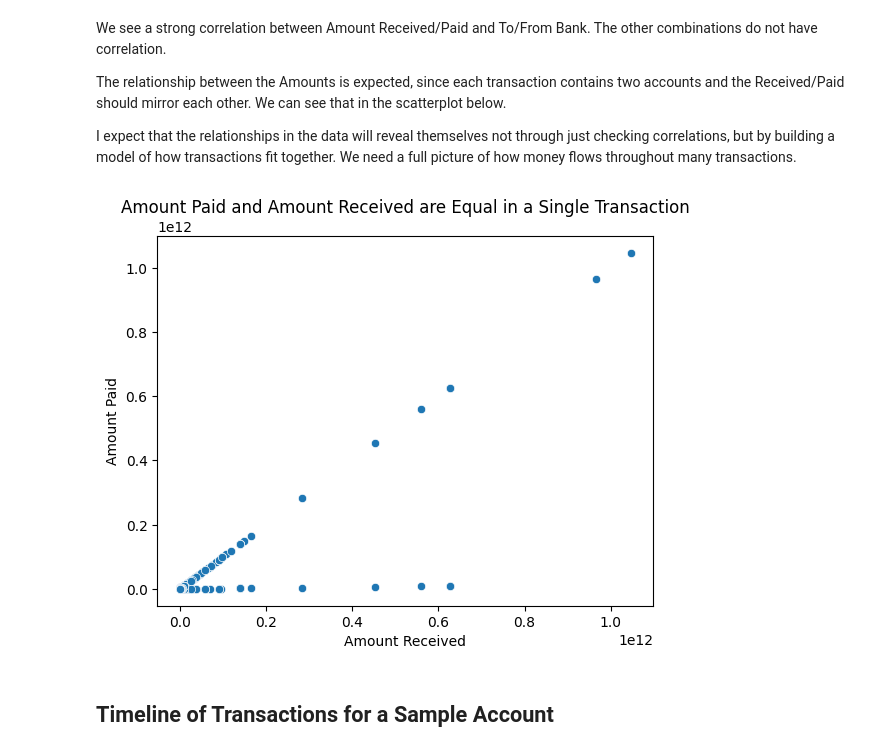
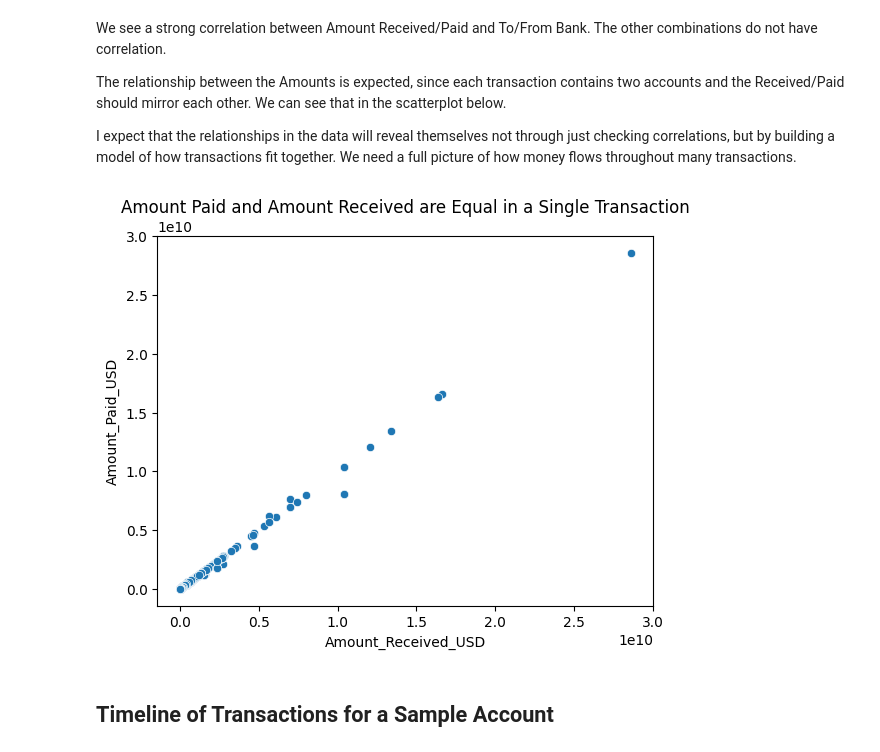
Before and after one commit to calebhadley1/Module-B-semester-2, a Jupyter notebook: ibm_eda.ipynb, the cells around one changed output. Cells and saved outputs as stored; diff of their text form; code cells hidden in the pictures.

```diff
--- a/ibm_eda.ipynb
+++ b/ibm_eda.ipynb
@@ -269,0 +302,3 @@ hi_small_trans_df['Amount_Paid_USD'] = hi_small_trans_df.apply(lambda row: row['
+# %%
+hi_small_trans_df = hi_small_trans_df.drop(columns=['Amount Paid', 'Amount Received'])
+hi_small_trans_df
@@ -383,11 +449,12 @@ The relationship between the Amounts is expected, since each transaction contain
 
 I expect that the relationships in the data will reveal themselves not through just checking correlations, but by building a model of how transactions fit together. We need a full picture of how money flows throughout many transactions.
 # %%
-sns.scatterplot(x=hi_small_trans_df['Amount Received'], y=hi_small_trans_df['Amount Paid'])
+# We can see that the currency conversion roughly worked. There a couple transactions that were close to perfect conversion but the rate could have been slighttly off
+sns.scatterplot(x=hi_small_trans_df['Amount_Received_USD'], y=hi_small_trans_df['Amount_Paid_USD'])
 plt.title("Amount Paid and Amount Received are Equal in a Single Transaction")
 None
 # %% [output]
-[figure, old version]
+[figure, new version]
 # %% [markdown]
 ## Timeline of Transactions for a Sample Account
 # %%
```
Also changed, not shown: parts of 14 cells of this notebook.
